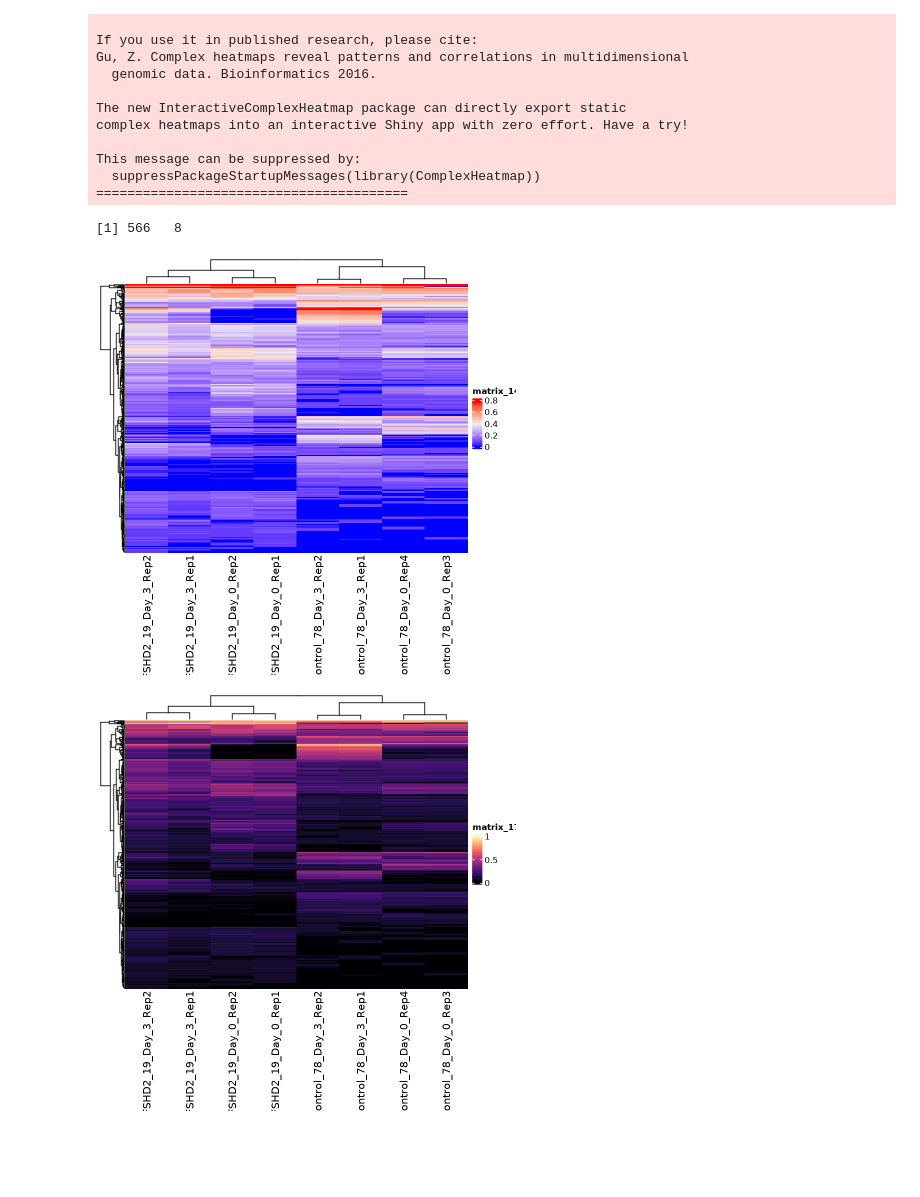
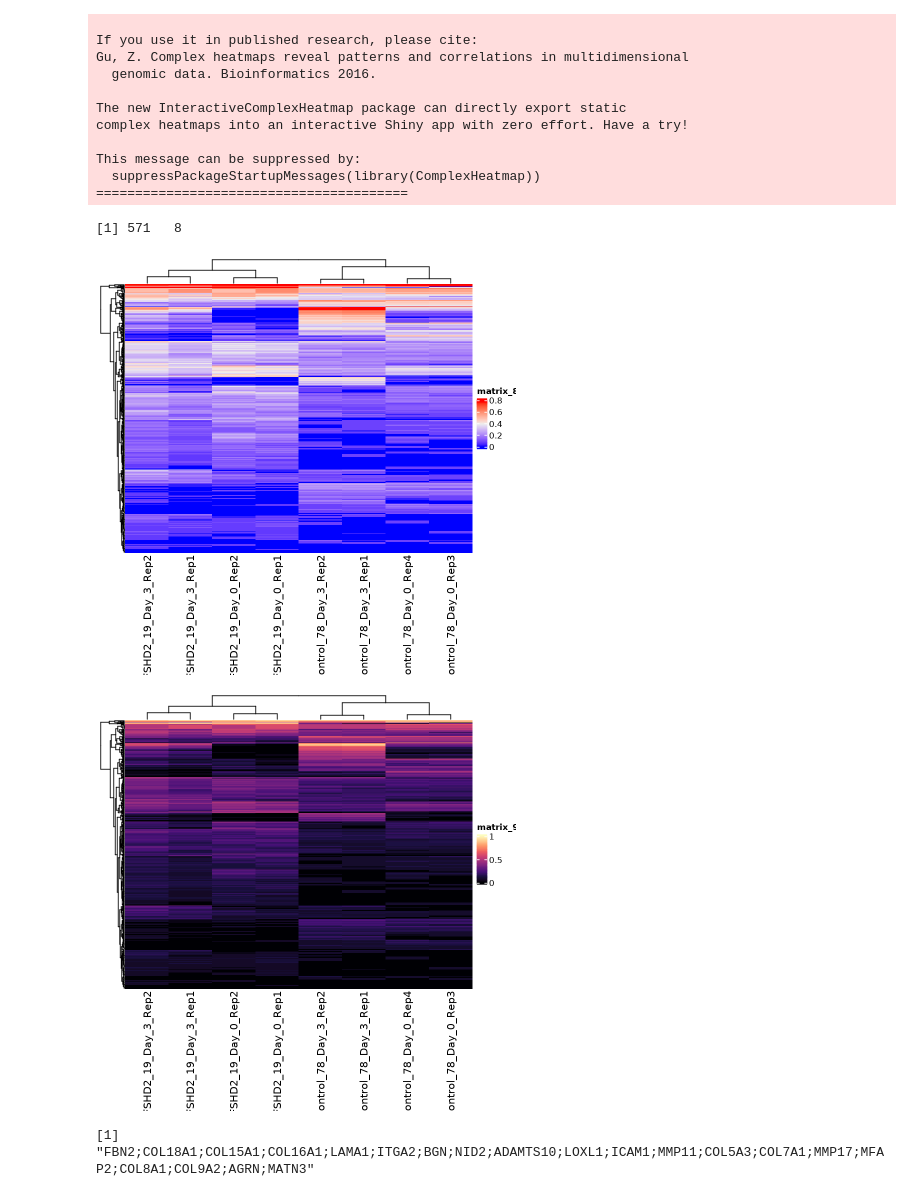
Before and after one commit to fairliereese/UCI_COSMOS, a Jupyter notebook: Bulk RNA-seq analysis.ipynb, the cells around one changed output. Saved outputs shown, nothing was run; the diff lists cells and outputs as text; code cells hidden in the pictures; blank space fills up the shorter version.

```diff
--- a/Bulk RNA-seq analysis.ipynb
+++ b/Bulk RNA-seq analysis.ipynb
@@ -108,10 +103,10 @@ percentage <- round(pca$sdev/sum(pca$sdev) * 100, 2)
 percentage <- paste0(colnames(pca_out), " (", paste0(as.character(percentage), "%", ")"))
 # %%
 # Use column names and string manipulation to make metadata
-pca_out$Sample <- colnames(mat)
-pca_out$Genotype <- sapply(strsplit(colnames(mat), "_"), "[[", 1)
-pca_out$Timepoint <- sapply(strsplit(colnames(mat), "_"), "[[", 4)
-pca_out$Replicate <- sapply(strsplit(colnames(mat), "_"), "[[", 5)
+pca_out$Sample <- colnames(counts)
+pca_out$Genotype <- sapply(strsplit(colnames(counts), "_"), "[[", 1)
+pca_out$Timepoint <- sapply(strsplit(colnames(counts), "_"), "[[", 4)
+pca_out$Replicate <- sapply(strsplit(colnames(counts), "_"), "[[", 5)
 # %%
 library(ggplot2)
 library(ggrepel)
@@ -165,10 +162,3 @@ library(edgeR)
-# %%
-# Input raw counts for edgeR
-counts = as.matrix(read.csv("fshd_rnaseq/counts/fshd.counts.matrix.csv", row.names = 1))
-
-# Remove outlier
-gene_name = sapply(strsplit(rownames(counts), "[|]"), "[[", 2) # string manipulation using | as a separator
-rownames(counts) = gene_name
 # %%
 # We need a metadata file -- basically already made it earlier with stringsplit operations
 meta = pca_out[,c("Sample","Timepoint","Genotype","Replicate")]
@@ -405,20 +438,26 @@ This message can be suppressed by:
 # %%
 # Let's just see the genes that were called as differentially expressed between FSHD and control
 # Subset the TPM matrix (we typically use normalized data to visualize; edgeR does internal normalization)
-mat_deg = mat[rownames(mat) %in% c(genes_upreg, genes_downreg),]
-dim(mat_deg) # still pretty big so we'll hide the row names
+counts_deg = mat[rownames(counts) %in% c(genes_upreg, genes_downreg),]
+dim(counts_deg) # still pretty big so we'll hide the row names
 # %% [output]
-[1] 566   8
+[1] 571   8
 # %%
 # Scale rows between 0 and 1 and log transform
-mat_norm = apply(log2(mat_deg+1), MARGIN = 2, FUN = function(X) (X - min(X))/diff(range(X)))
+counts_norm = apply(log2(counts_deg+1), MARGIN = 2, FUN = function(X) (X - min(X))/diff(range(X)))
 # %%
-Heatmap(mat_norm, show_row_names = FALSE)
+Heatmap(counts_norm, show_row_names = FALSE)
 # %% [output]
-[figure, old version]
+[figure, new version]
 # %%
 # Play with colors
 library(viridis)
-Heatmap(mat_norm, show_row_names = FALSE, col = magma(10))
+Heatmap(counts_norm, show_row_names = FALSE, col = magma(10))
 # %% [output]
-[figure, old version]
+[figure, new version]
+# %%
+# Let's look at the significantly upregulated genes associated with the first GO biological process
+extracell_structure_organization = enriched[["GO_Biological_Process_2021"]][1,"Genes"]
+extracell_structure_organization
+# %% [output]
+[1] "FBN2;COL18A1;COL15A1;COL16A1;LAMA1;ITGA2;BGN;NID2;ADAMTS10;LOXL1;ICAM1;MMP11;COL5A3;COL7A1;MMP17;MFAP2;COL8A1;COL9A2;AGRN;MATN3"
```
Also changed, not shown: parts of 26 cells of this notebook.
